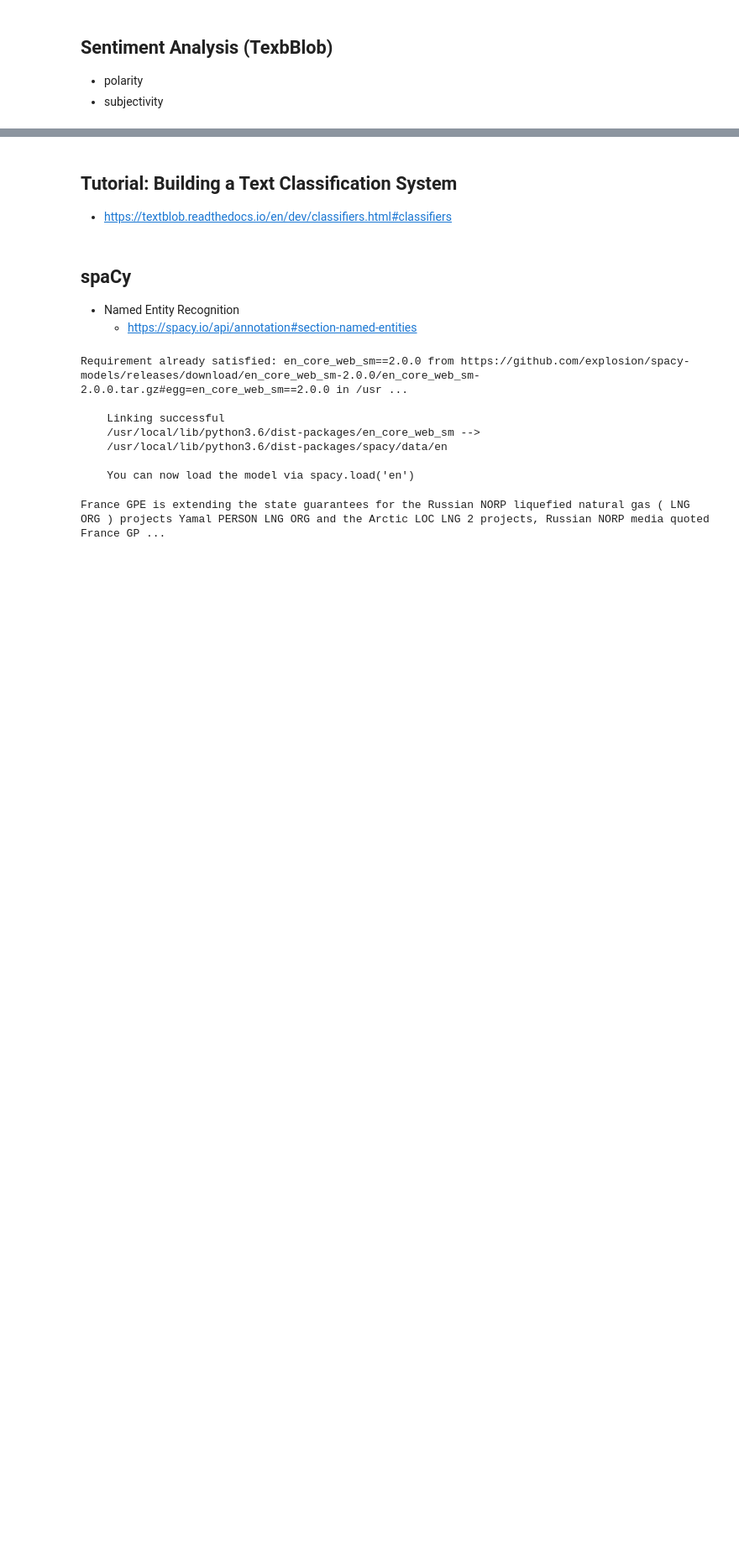
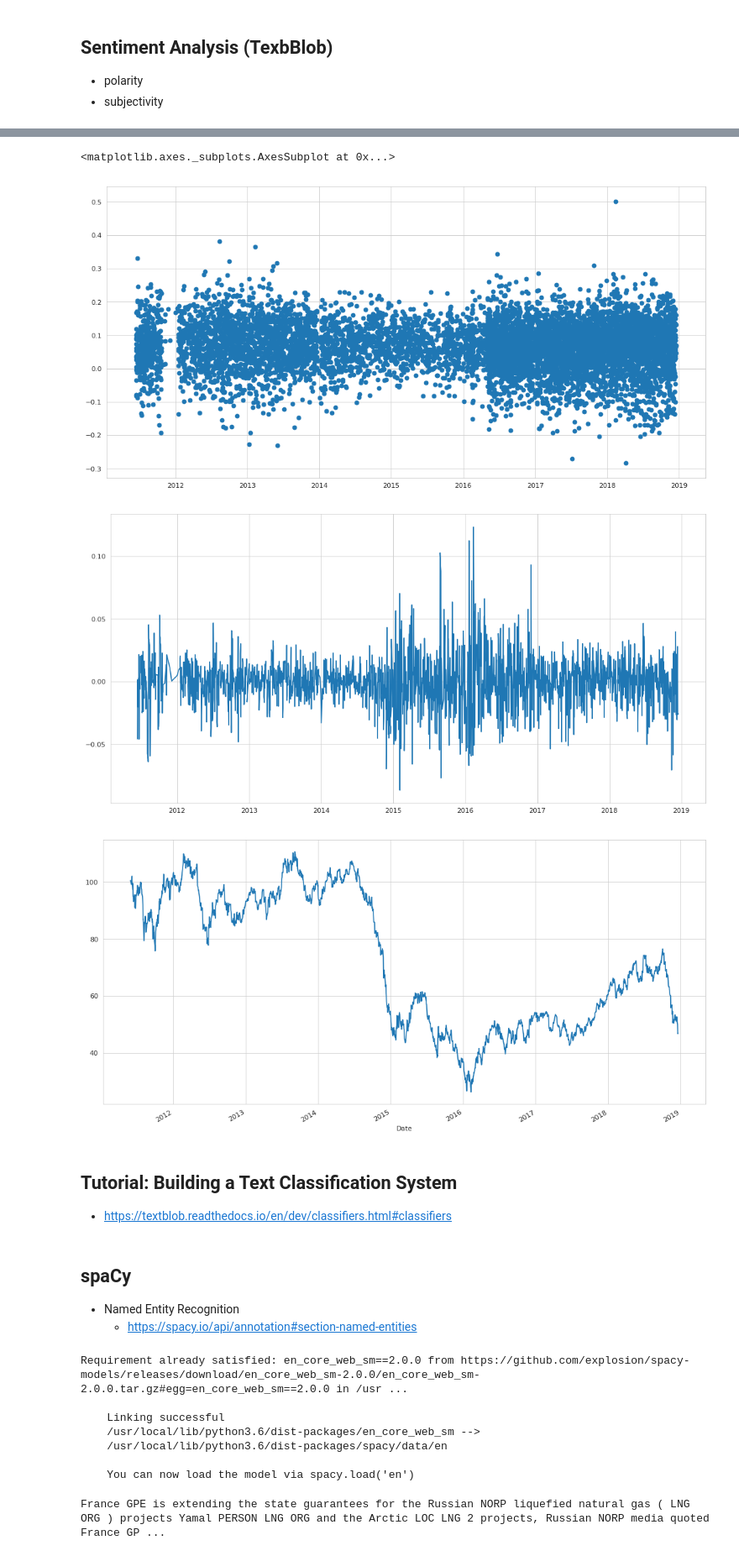
Before and after one commit to amun83/Financial-Data-Science, a Jupyter notebook: FD104_Text_Mining_OilPrice_com_News_Articles_Step_II.ipynb, the cells around one changed output, grey strips where cells are left out. Shown: that part at 84% size. Saved outputs shown, nothing was run; the diff lists cells and outputs as text; code cells hidden in the pictures; blank space fills up the shorter version.

```diff
--- a/FD104_Text_Mining_OilPrice_com_News_Articles_Step_II.ipynb
+++ b/FD104_Text_Mining_OilPrice_com_News_Articles_Step_II.ipynb
@@ -166,0 +176,6 @@ df_news.head(10)
+# %%
+df_news_returns = df_news.join(wti_returns, on='date', how='left', lsuffix='news_', rsuffix='fut_', sort=False)
+df_news_returns.rename(columns={'Close':'return'}, inplace=True)
+df_news_returns['return'].interpolate(limit_difection='both', inplace=True)
+
+df_news_returns.head(5)
@@ -167,3 +198,17 @@ df_news.head(10)
+# %%
+plt.figure(figsize=(16, 8), dpi=80)
+plt.scatter(df_news_returns['date'].tolist(), df_news_returns['polarity'].tolist())
+
+plt.figure(figsize=(16, 8), dpi=80)
+plt.plot(df_news_returns['date'].tolist(), df_news_returns['return'].tolist())
+
+plt.figure(figsize=(16, 8), dpi=80)
+wti_futures['Close'].plot()
+# %% [output]
+<matplotlib.axes._subplots.AxesSubplot at 0x...>
+[figure, added]
+[figure, added]
+[figure, added]
 # %% [markdown]
 ## Tutorial: Building a Text Classification System
  * https://textblob.readthedocs.io/en/dev/classifiers.html#classifiers
```
Also changed, not shown: parts of 12 cells of this notebook.
